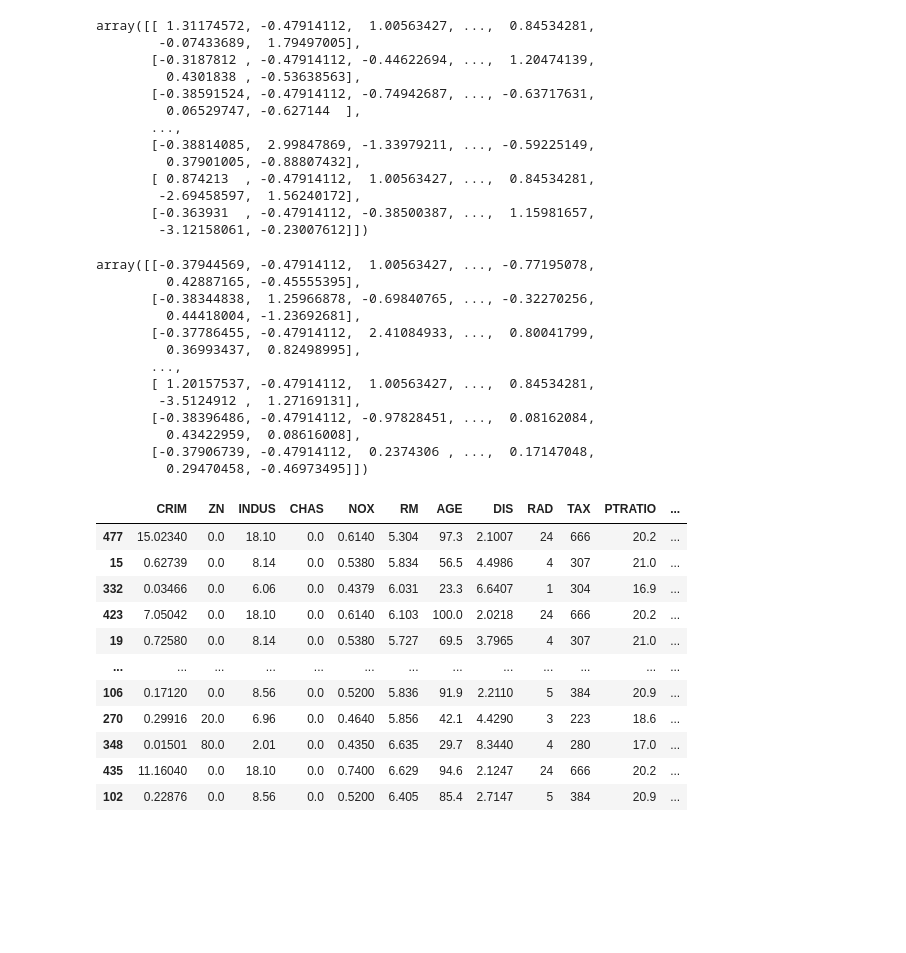
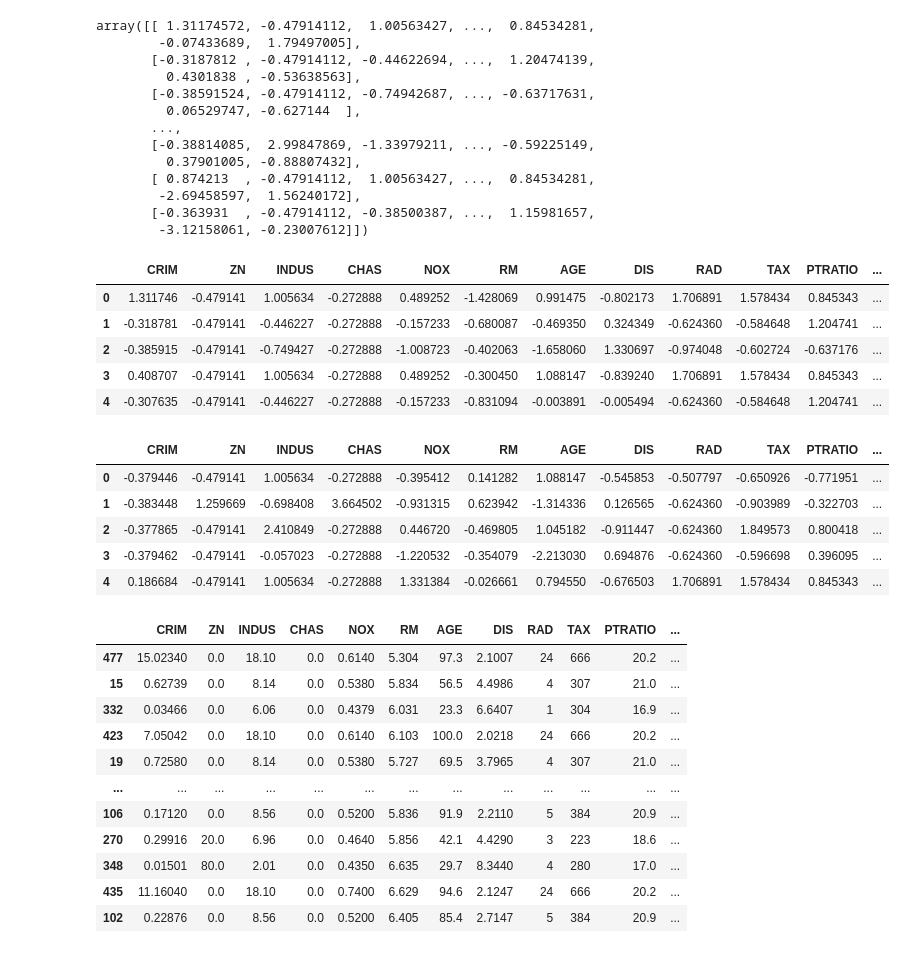
Before and after one commit to SANJANA-PRABHA/bostonhouseprice, a Jupyter notebook: housingdata.ipynb, the cells around one changed output. Cells and saved outputs as stored; diff of their text form; code cells hidden in the pictures; blank space fills up the shorter version.

```diff
--- a/housingdata.ipynb
+++ b/housingdata.ipynb
@@ -305,19 +343,24 @@ array([[ 1.31174572, -0.47914112,  1.00563427, ...,  0.84534281,
         -2.69458597,  1.56240172],
        [-0.363931  , -0.47914112, -0.38500387, ...,  1.15981657,
         -3.12158061, -0.23007612]])
+# %%
+ar1 = pd.DataFrame(scaler.fit_transform(X_train),columns=X_train.columns)
+ar1.head()
+# %% [output]
+|  | CRIM | ZN | INDUS | CHAS | NOX | RM | AGE | DIS | RAD | TAX | PTRATIO | ... |
+| 0 | 1.311746 | -0.479141 | 1.005634 | -0.272888 | 0.489252 | -1.428069 | 0.991475 | -0.802173 | 1.706891 | 1.578434 | 0.845343 | ... |
+| 1 | -0.318781 | -0.479141 | -0.446227 | -0.272888 | -0.157233 | -0.680087 | -0.469350 | 0.324349 | -0.624360 | -0.584648 | 1.204741 | ... |
+| 2 | -0.385915 | -0.479141 | -0.749427 | -0.272888 | -1.008723 | -0.402063 | -1.658060 | 1.330697 | -0.974048 | -0.602724 | -0.637176 | ... |
+| 3 | 0.408707 | -0.479141 | 1.005634 | -0.272888 | 0.489252 | -0.300450 | 1.088147 | -0.839240 | 1.706891 | 1.578434 | 0.845343 | ... |
+| 4 | -0.307635 | -0.479141 | -0.446227 | -0.272888 | -0.157233 | -0.831094 | -0.003891 | -0.005494 | -0.624360 | -0.584648 | 1.204741 | ... |
 # %%
 scaler.transform(X_test)
+ar2 = pd.DataFrame(scaler.transform(X_test),columns=X_test.columns)
+ar2.head()
 # %% [output]
-array([[-0.37944569, -0.47914112,  1.00563427, ..., -0.77195078,
-         0.42887165, -0.45555395],
-       [-0.38344838,  1.25966878, -0.69840765, ..., -0.32270256,
-         0.44418004, -1.23692681],
-       [-0.37786455, -0.47914112,  2.41084933, ...,  0.80041799,
-         0.36993437,  0.82498995],
-       ...,
-       [ 1.20157537, -0.47914112,  1.00563427, ...,  0.84534281,
-        -3.5124912 ,  1.27169131],
-       [-0.38396486, -0.47914112, -0.97828451, ...,  0.08162084,
-         0.43422959,  0.08616008],
-       [-0.37906739, -0.47914112,  0.2374306 , ...,  0.17147048,
-         0.29470458, -0.46973495]])
+|  | CRIM | ZN | INDUS | CHAS | NOX | RM | AGE | DIS | RAD | TAX | PTRATIO | ... |
+| 0 | -0.379446 | -0.479141 | 1.005634 | -0.272888 | -0.395412 | 0.141282 | 1.088147 | -0.545853 | -0.507797 | -0.650926 | -0.771951 | ... |
+| 1 | -0.383448 | 1.259669 | -0.698408 | 3.664502 | -0.931315 | 0.623942 | -1.314336 | 0.126565 | -0.624360 | -0.903989 | -0.322703 | ... |
+| 2 | -0.377865 | -0.479141 | 2.410849 | -0.272888 | 0.446720 | -0.469805 | 1.045182 | -0.911447 | -0.624360 | 1.849573 | 0.800418 | ... |
+| 3 | -0.379462 | -0.479141 | -0.057023 | -0.272888 | -1.220532 | -0.354079 | -2.213030 | 0.694876 | -0.624360 | -0.596698 | 0.396095 | ... |
+| 4 | 0.186684 | -0.479141 | 1.005634 | -0.272888 | 1.331384 | -0.026661 | 0.794550 | -0.676503 | 1.706891 | 1.578434 | 0.845343 | ... |
```
Also changed, not shown: parts of 16 cells of this notebook, 4 other files.
